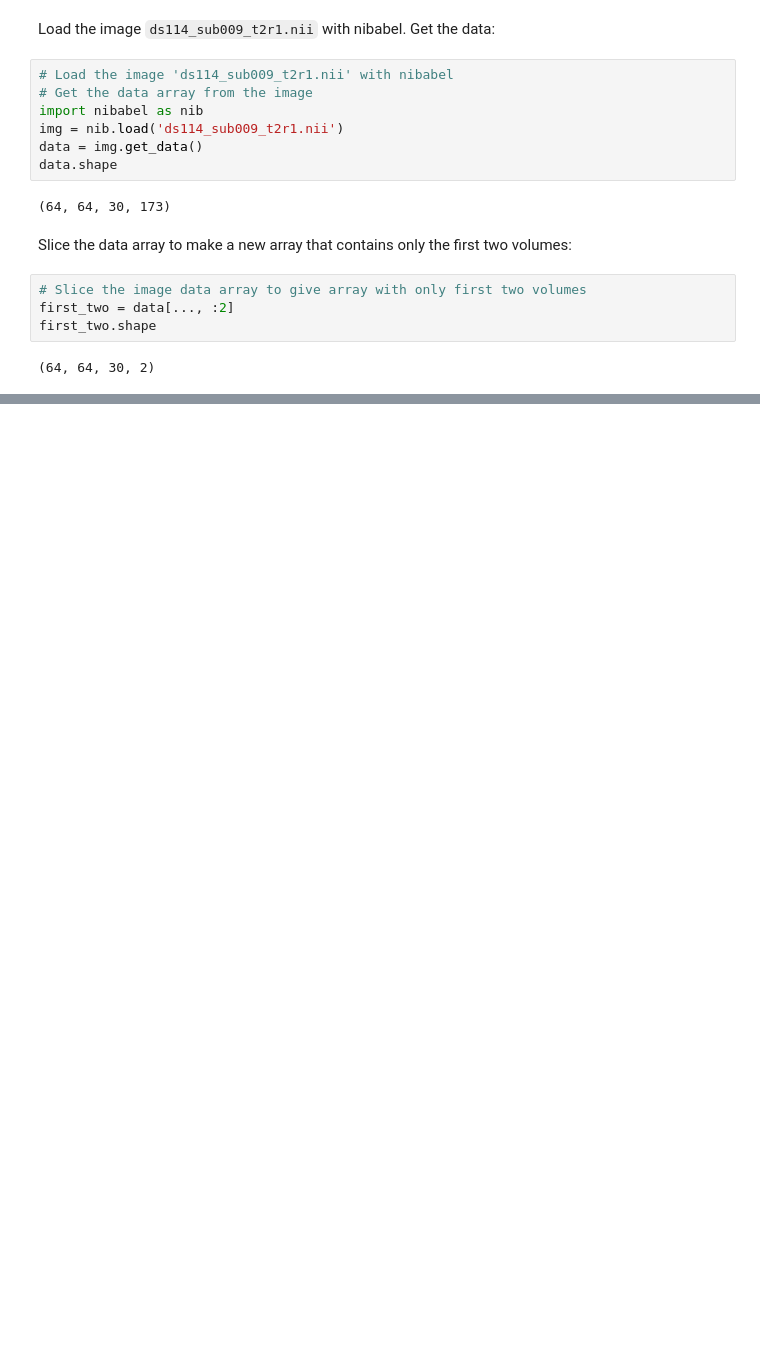
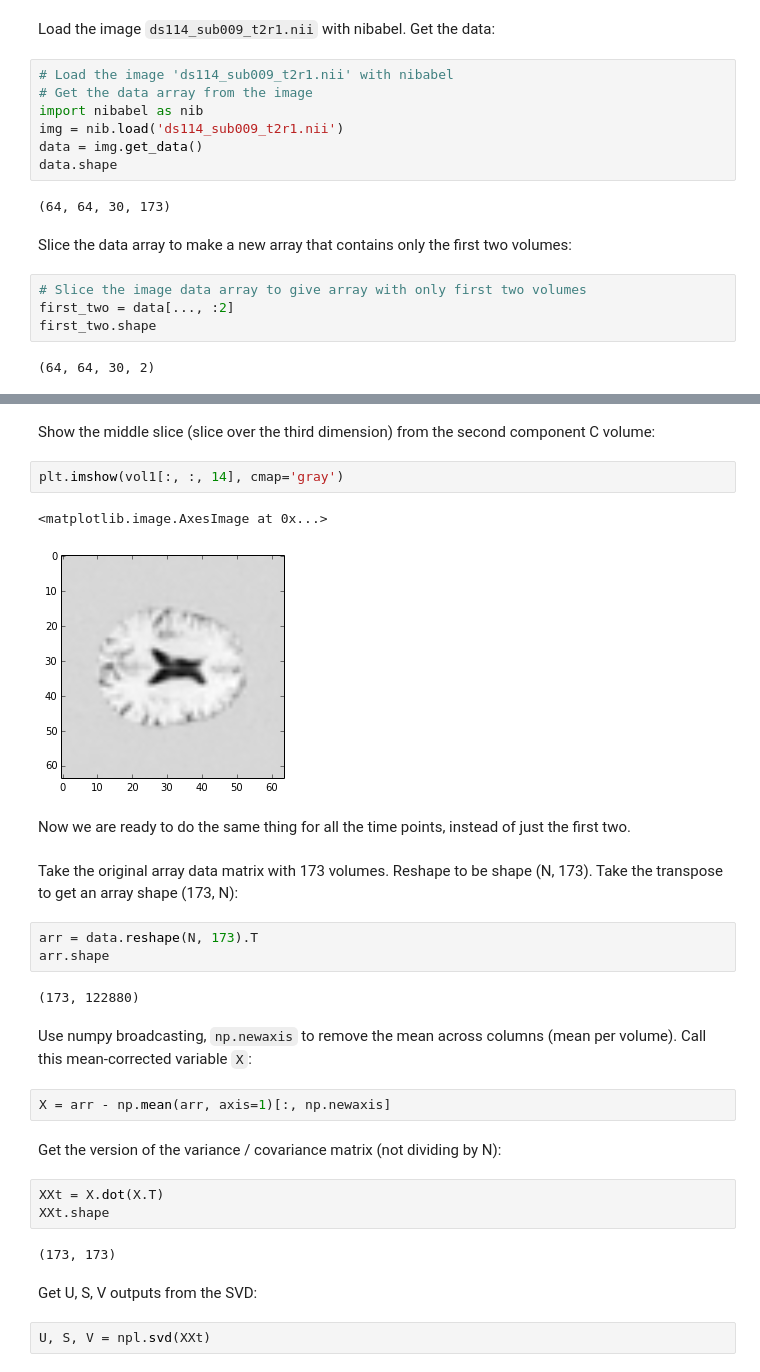
Before and after one commit to practical-neuroimaging/pna2015, a Jupyter notebook: day7/pca_solutions.ipynb, the cells around one changed output, grey strips where cells are left out. Drawn from its saved outputs; the diff is of its cells as text; blank space fills up the shorter version.

```diff
--- a/day7/pca_solutions.ipynb
+++ b/day7/pca_solutions.ipynb
@@ -267,0 +136,31 @@ plt.legend?
+# %% [markdown]
+Show the middle slice (slice over the third dimension) from the second component C volume:
+# %%
+plt.imshow(vol1[:, :, 14], cmap='gray')
+# %% [output]
+<matplotlib.image.AxesImage at 0x...>
+[figure, added]
+# %% [markdown]
+Now we are ready to do the same thing for all the time points, instead of just the first two.
+# %% [markdown]
+Take the original array data matrix with 173 volumes.  Reshape to be shape (N, 173).  Take the transpose to get an array shape (173, N):
+# %%
+arr = data.reshape(N, 173).T
+arr.shape
+# %% [output]
+(173, 122880)
+# %% [markdown]
+Use numpy broadcasting, `np.newaxis` to remove the mean across columns (mean per volume).  Call this mean-corrected variable `X`:
+# %%
+X = arr - np.mean(arr, axis=1)[:, np.newaxis]
+# %% [markdown]
+Get the version of the variance / covariance matrix (not dividing by N):
+# %%
+XXt = X.dot(X.T)
+XXt.shape
+# %% [output]
+(173, 173)
+# %% [markdown]
+Get U, S, V outputs from the SVD:
+# %%
+U, S, V = npl.svd(XXt)
```
Also changed, not shown: parts of 83 cells of this notebook, 1 other file.
